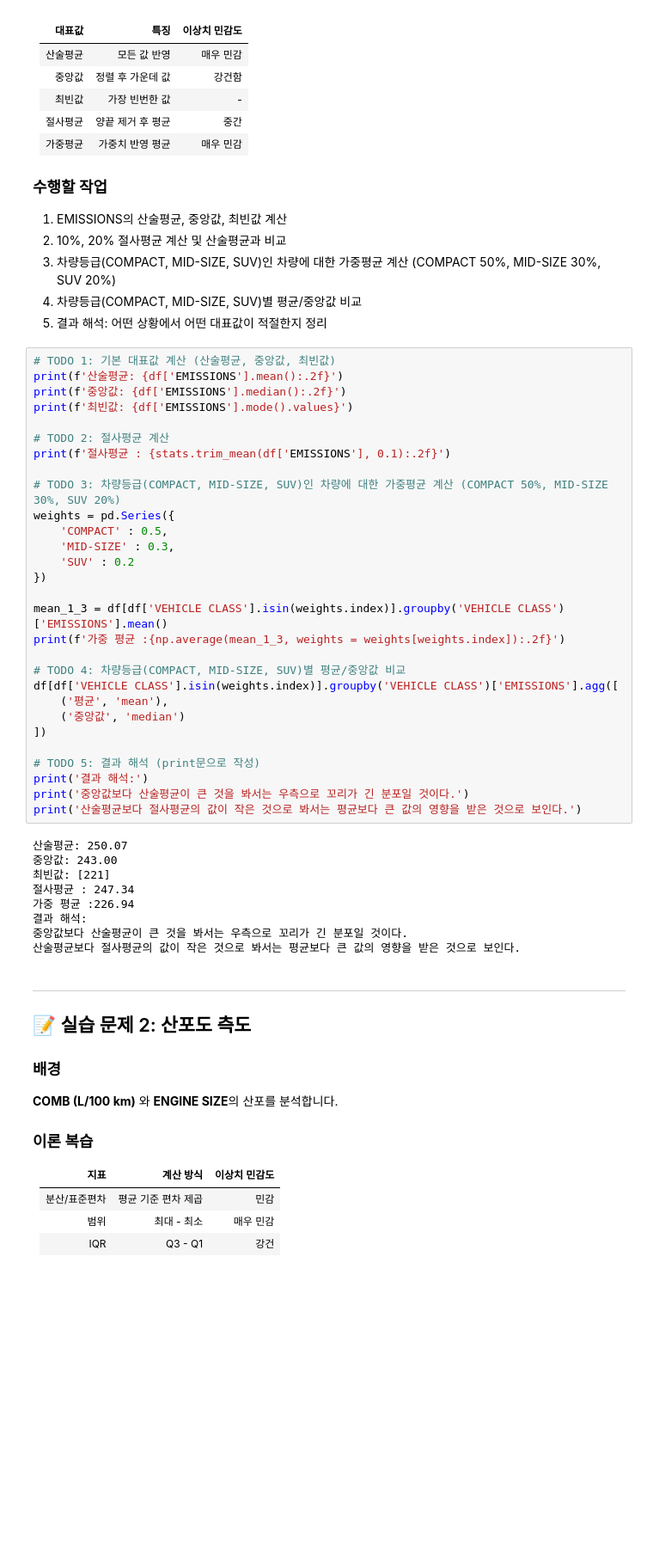
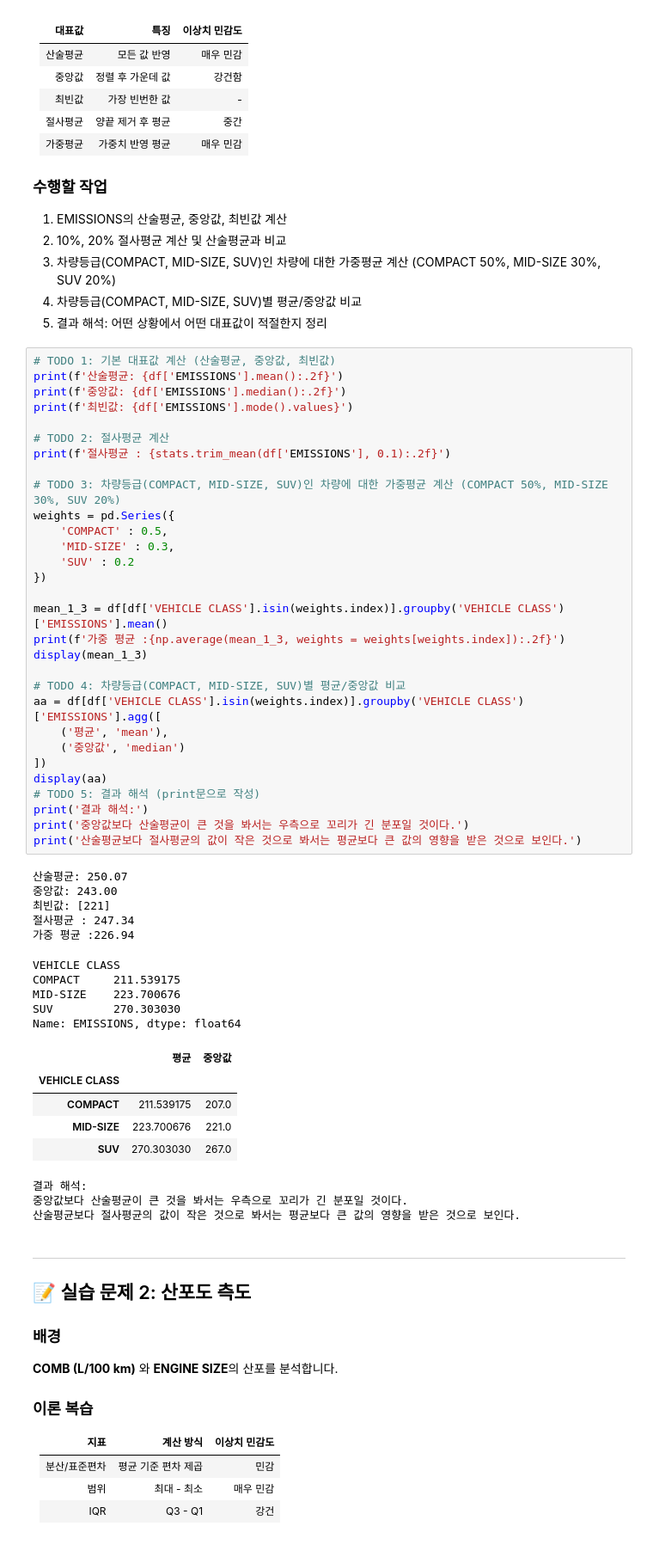
Before and after one commit to sparta-data11-statistics-practice/practice-01-descriptive-statistics-Heesang01, a Jupyter notebook: practice_01_assignment.ipynb, the cells around one changed output. Shown at 86% size. Cells and saved outputs as stored; diff of their text form; blank space fills up the shorter version.

```diff
--- a/practice_01_assignment.ipynb
+++ b/practice_01_assignment.ipynb
@@ -163,38 +163,49 @@ print(f'산술평균: {df['EMISSIONS'].mean():.2f}')
 print(f'중앙값: {df['EMISSIONS'].median():.2f}')
 print(f'최빈값: {df['EMISSIONS'].mode().values}')
 
 # TODO 2: 절사평균 계산
 print(f'절사평균 : {stats.trim_mean(df['EMISSIONS'], 0.1):.2f}')
 
 # TODO 3: 차량등급(COMPACT, MID-SIZE, SUV)인 차량에 대한 가중평균 계산 (COMPACT 50%, MID-SIZE 30%, SUV 20%)
 weights = pd.Series({
     'COMPACT' : 0.5,
     'MID-SIZE' : 0.3,
     'SUV' : 0.2
 })
 
 mean_1_3 = df[df['VEHICLE CLASS'].isin(weights.index)].groupby('VEHICLE CLASS')['EMISSIONS'].mean()
 print(f'가중 평균 :{np.average(mean_1_3, weights = weights[weights.index]):.2f}')
+display(mean_1_3)
 
 # TODO 4: 차량등급(COMPACT, MID-SIZE, SUV)별 평균/중앙값 비교
-df[df['VEHICLE CLASS'].isin(weights.index)].groupby('VEHICLE CLASS')['EMISSIONS'].agg([
+aa = df[df['VEHICLE CLASS'].isin(weights.index)].groupby('VEHICLE CLASS')['EMISSIONS'].agg([
     ('평균', 'mean'),
     ('중앙값', 'median')
 ])
-
+display(aa)
 # TODO 5: 결과 해석 (print문으로 작성)
 print('결과 해석:')
 print('중앙값보다 산술평균이 큰 것을 봐서는 우측으로 꼬리가 긴 분포일 것이다.')
 print('산술평균보다 절사평균의 값이 작은 것으로 봐서는 평균보다 큰 값의 영향을 받은 것으로 보인다.')
 # %% [output]
 산술평균: 250.07
 중앙값: 243.00
 최빈값: [221]
 절사평균 : 247.34
 가중 평균 :226.94
-결과 해석:
-중앙값보다 산술평균이 큰 것을 봐서는 우측으로 꼬리가 긴 분포일 것이다.
-산술평균보다 절사평균의 값이 작은 것으로 봐서는 평균보다 큰 값의 영향을 받은 것으로 보인다.
+VEHICLE CLASS
+COMPACT     211.539175
+MID-SIZE    223.700676
+SUV         270.303030
+Name: EMISSIONS, dtype: float64
+|  | 평균 | 중앙값 |
+| VEHICLE CLASS |  |  |
+| COMPACT | 211.539175 | 207.0 |
+| MID-SIZE | 223.700676 | 221.0 |
+| SUV | 270.303030 | 267.0 |
+결과 해석:
+중앙값보다 산술평균이 큰 것을 봐서는 우측으로 꼬리가 긴 분포일 것이다.
+산술평균보다 절사평균의 값이 작은 것으로 봐서는 평균보다 큰 값의 영향을 받은 것으로 보인다.
 # %% [markdown]
 ---
 
```
Also changed, not shown: parts of 1 cell of this notebook, 3 other files.
